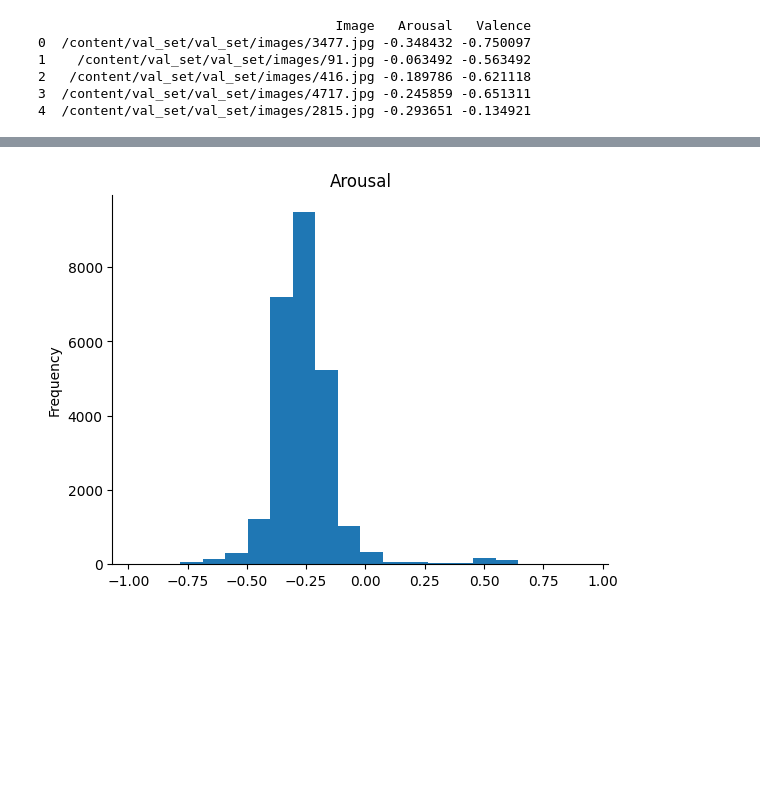
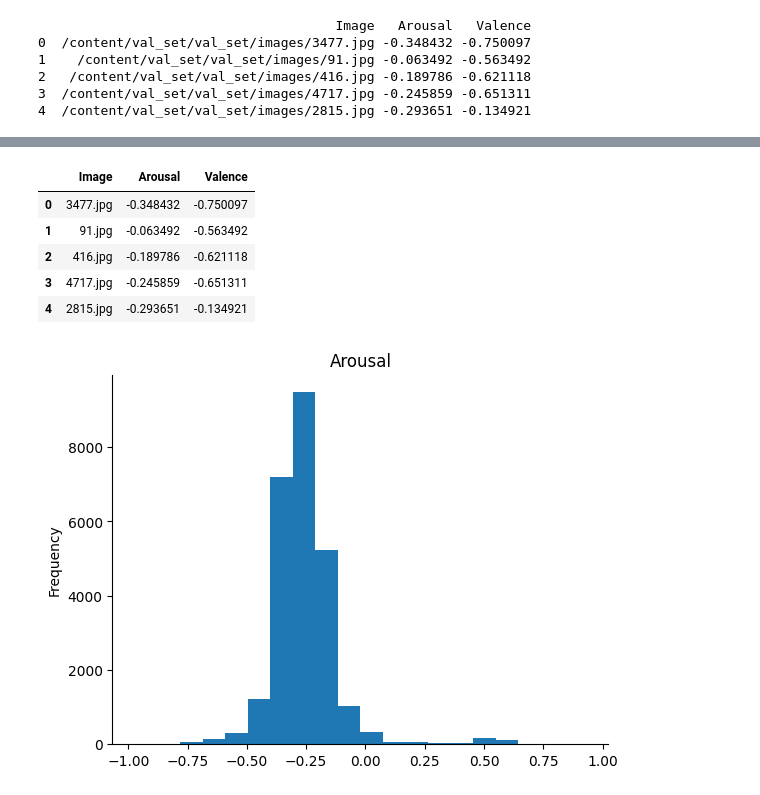
Before and after one commit to IT21280238/Emotion-Recognition-Intensity-Prediction-, a Jupyter notebook: Affect_Regression_2.ipynb, the cells around one changed output, grey strips where cells are left out. Saved outputs shown, nothing was run; the diff lists cells and outputs as text; code cells hidden in the pictures; blank space fills up the shorter version.

```diff
--- a/Affect_Regression_2.ipynb
+++ b/Affect_Regression_2.ipynb
@@ -82,3 +97,12 @@ print(df_2_val.head())
+# %%
+df_2_val.head()
+# %% [output]
+|  | Image | Arousal | Valence |
+| 0 | 3477.jpg | -0.348432 | -0.750097 |
+| 1 | 91.jpg | -0.063492 | -0.563492 |
+| 2 | 416.jpg | -0.189786 | -0.621118 |
+| 3 | 4717.jpg | -0.245859 | -0.651311 |
+| 4 | 2815.jpg | -0.293651 | -0.134921 |
 # %%
 from matplotlib import pyplot as plt
 df_2['Arousal'].plot(kind='hist', bins=20, title='Arousal')
```
Also changed, not shown: parts of 8 cells of this notebook.
